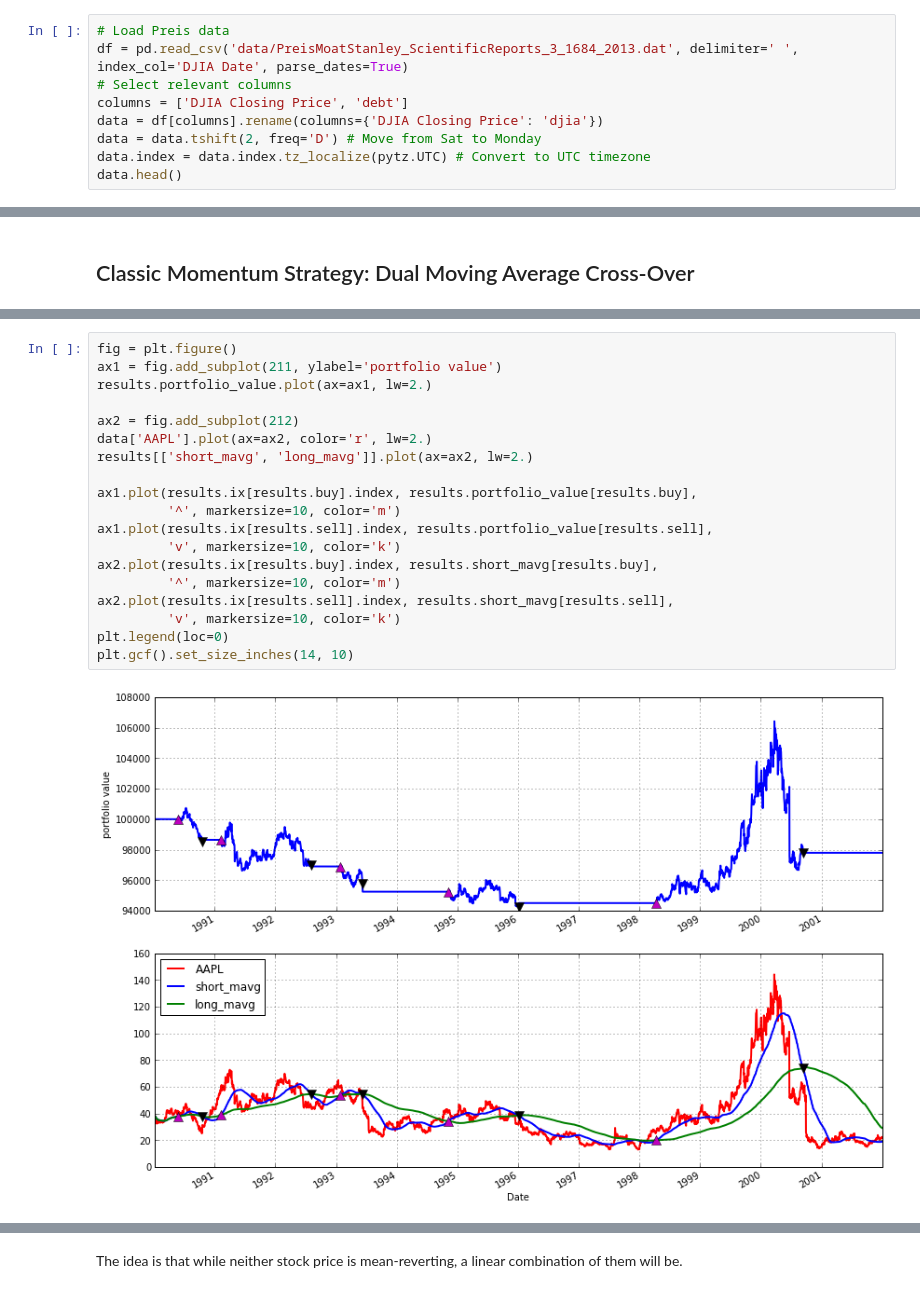
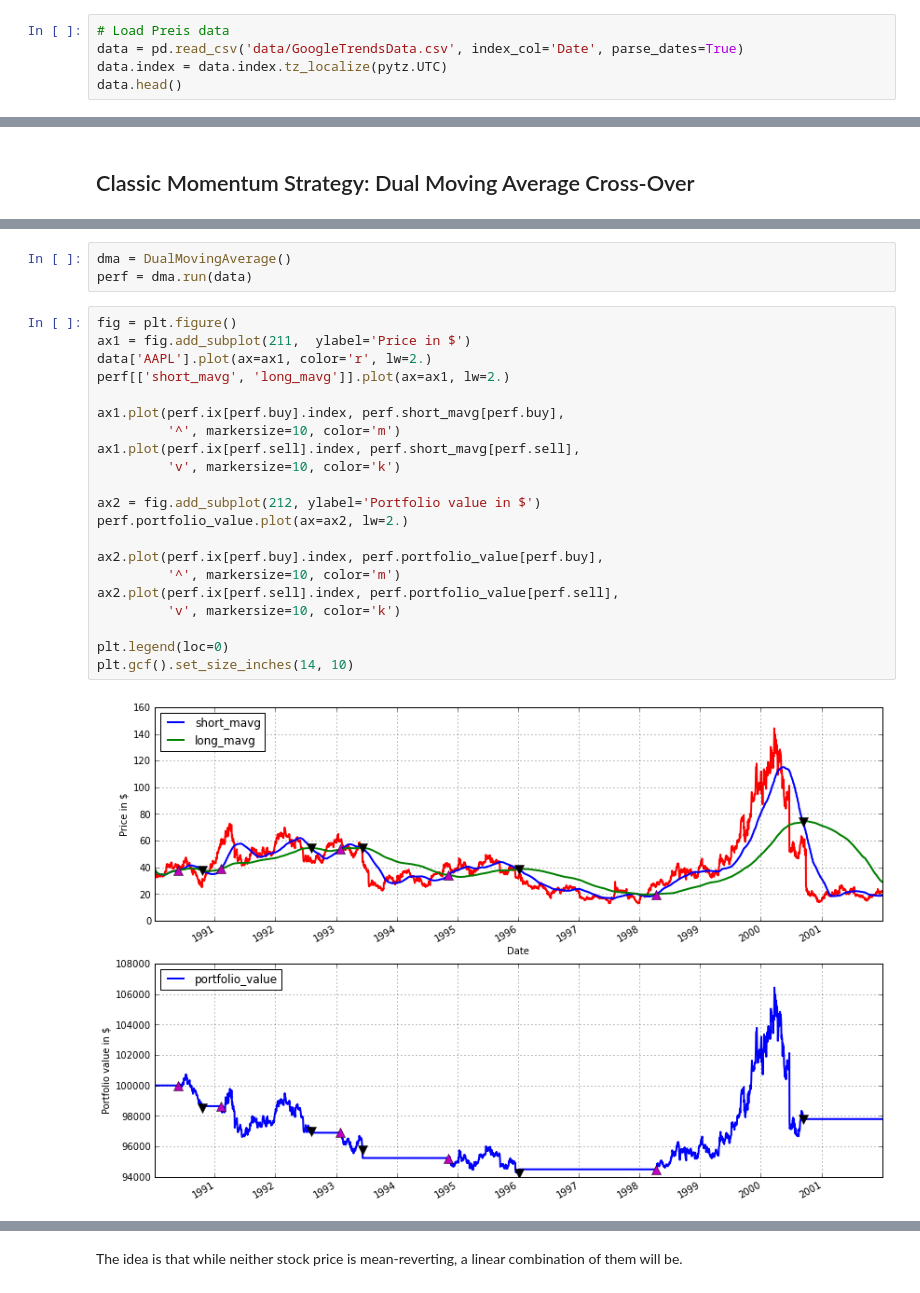
Before and after one commit to twiecki/financial-analysis-python-tutorial, a Jupyter notebook: 3. Backtesting using Zipline.ipynb, the cells around one changed output, grey strips where cells are left out. Drawn from its saved outputs; the diff is of its cells as text.

```diff
--- a/3. Backtesting using Zipline.ipynb
+++ b/3. Backtesting using Zipline.ipynb
@@ -30,12 +34,8 @@ from zipline.finance.slippage import FixedSlippage
 Load our data as before.
 # %%
 # Load Preis data
-df = pd.read_csv('data/PreisMoatStanley_ScientificReports_3_1684_2013.dat', delimiter=' ', index_col='DJIA Date', parse_dates=True)
-# Select relevant columns
-columns = ['DJIA Closing Price', 'debt']
-data = df[columns].rename(columns={'DJIA Closing Price': 'djia'})
-data = data.tshift(2, freq='D') # Move from Sat to Monday
-data.index = data.index.tz_localize(pytz.UTC) # Convert to UTC timezone
+data = pd.read_csv('data/GoogleTrendsData.csv', index_col='Date', parse_dates=True)
+data.index = data.index.tz_localize(pytz.UTC)
 data.head()
 # %% [output]
 |  | djia | debt |
@@ -175,21 +204,26 @@ AAPL
+# %%
+dma = DualMovingAverage()
+perf = dma.run(data)
 # %%
 fig = plt.figure()
-ax1 = fig.add_subplot(211, ylabel='portfolio value')
-results.portfolio_value.plot(ax=ax1, lw=2.)
+ax1 = fig.add_subplot(211,  ylabel='Price in $')
+data['AAPL'].plot(ax=ax1, color='r', lw=2.)
+perf[['short_mavg', 'long_mavg']].plot(ax=ax1, lw=2.)
 
-ax2 = fig.add_subplot(212)
-data['AAPL'].plot(ax=ax2, color='r', lw=2.)
-results[['short_mavg', 'long_mavg']].plot(ax=ax2, lw=2.)
+ax1.plot(perf.ix[perf.buy].index, perf.short_mavg[perf.buy],
+         '^', markersize=10, color='m')
+ax1.plot(perf.ix[perf.sell].index, perf.short_mavg[perf.sell],
+         'v', markersize=10, color='k')
 
-ax1.plot(results.ix[results.buy].index, results.portfolio_value[results.buy],
+ax2 = fig.add_subplot(212, ylabel='Portfolio value in $')
+perf.portfolio_value.plot(ax=ax2, lw=2.)
+
+ax2.plot(perf.ix[perf.buy].index, perf.portfolio_value[perf.buy],
          '^', markersize=10, color='m')
-ax1.plot(results.ix[results.sell].index, results.portfolio_value[results.sell],
+ax2.plot(perf.ix[perf.sell].index, perf.portfolio_value[perf.sell],
          'v', markersize=10, color='k')
-ax2.plot(results.ix[results.buy].index, results.short_mavg[results.buy],
-         '^', markersize=10, color='m')
-ax2.plot(results.ix[results.sell].index, results.short_mavg[results.sell],
-         'v', markersize=10, color='k')
+
 plt.legend(loc=0)
 plt.gcf().set_size_inches(14, 10)
 # %% [output]
-[figure, old version]
+[figure, new version]
```
Also changed, not shown: parts of 16 cells of this notebook, 3 other files.
